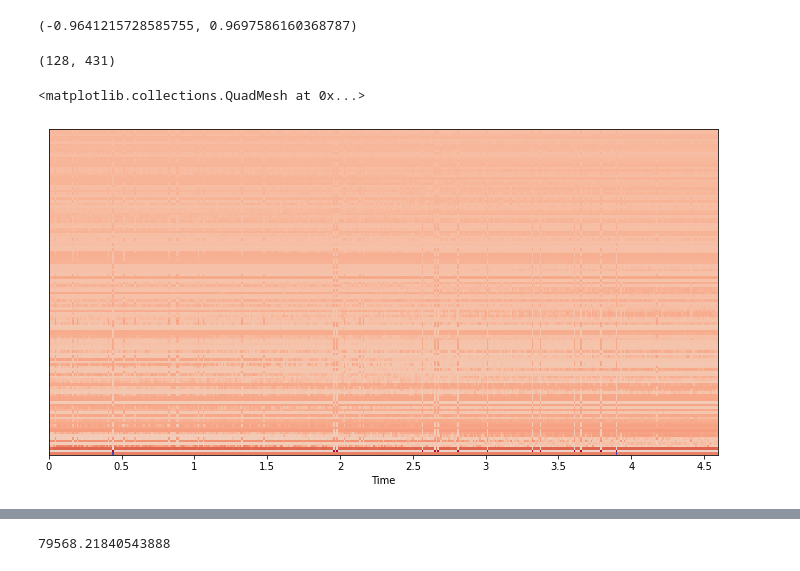
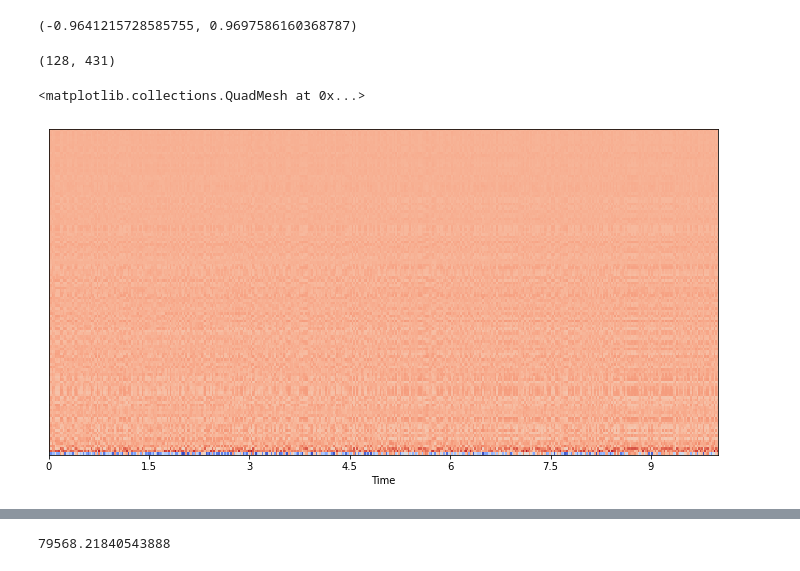
Before and after one commit to Toubat/D.U.M, a Jupyter notebook: experiment/dataset_preprocessing.ipynb, the cells around one changed output, grey strips where cells are left out. Cells and saved outputs as stored; diff of their text form; code cells hidden in the pictures.

```diff
--- a/experiment/dataset_preprocessing.ipynb
+++ b/experiment/dataset_preprocessing.ipynb
@@ -209,7 +217,7 @@ len(os.listdir('../video'))
 # %% [output]
 450
 # %%
-audio, sample_rate = librosa.load('../refined_wav/mBR0.wav')
+audio, sample_rate = librosa.load('../refined_wav/mLH1.wav')
 scipy_sample_rate, scipy_audio = wav.read('../refined_wav/mBR0.wav')
 # %%
 print('Original audio file min~max range: {} to {}'.format(np.min(scipy_audio), np.max(scipy_audio)))
@@ -224,3 +232,7 @@ plt.plot(scipy_audio)
 [<matplotlib.lines.Line2D at 0x...>,
  <matplotlib.lines.Line2D at 0x...>]
 [figure]
+# %%
+fake = np.load('../example_generation_1.npy')
+plt.figure(figsize=(12,4))
+fake.shape
@@ -336,13 +351,12 @@ a.min(), a.max()
 # %% [output]
 (-0.9641215728585755, 0.9697586160368787)
 # %%
-mfcc = np.load(f'../music_8.npy').T
-print(mfcc.shape)
+print(fake.shape)
 plt.figure(figsize=(12,6))
-librosa.display.specshow(mfcc, sr=48000, x_axis='time')
+librosa.display.specshow(fake, sr=22050, x_axis='time')
 # %% [output]
 (128, 431)
 <matplotlib.collections.QuadMesh at 0x...>
-[figure, old version]
+[figure, new version]
 # %%
 sample_rate = 22050
```
Also changed, not shown: parts of 17 cells of this notebook, 6 other files.
